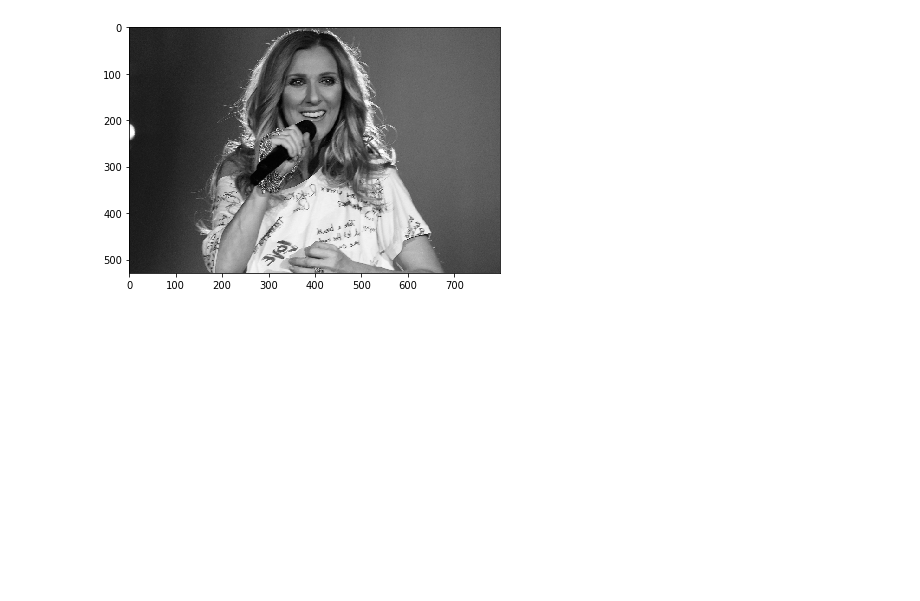
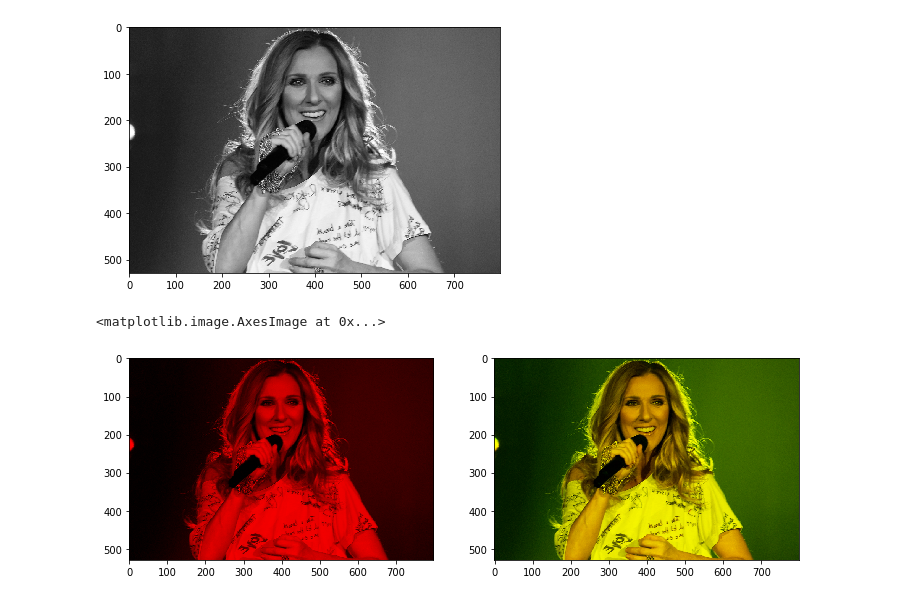
Before and after one commit to amicuscertus/Test001, a Jupyter notebook: scikit_image001.ipynb, the cells around one changed output. Cells and saved outputs as stored; diff of their text form; code cells hidden in the pictures; blank space fills up the shorter version.

```diff
--- a/scikit_image001.ipynb
+++ b/scikit_image001.ipynb
@@ -41,3 +45,13 @@ io.imshow(celine_gray)
 # %% [output]
 <matplotlib.image.AxesImage at 0x...>
 [figure]
+# %%
+red_multiplier = [1, 0, 0]
+yellow_multiplier = [1, 1, 0]
+
+fig, (ax1, ax2) = plt.subplots(nrows=1, ncols=2, figsize=(12, 6))
+ax1.imshow(red_multiplier * celine)
+ax2.imshow(yellow_multiplier * celine)
+# %% [output]
+<matplotlib.image.AxesImage at 0x...>
+[figure, added]
```
Also changed, not shown: parts of 10 cells of this notebook.
